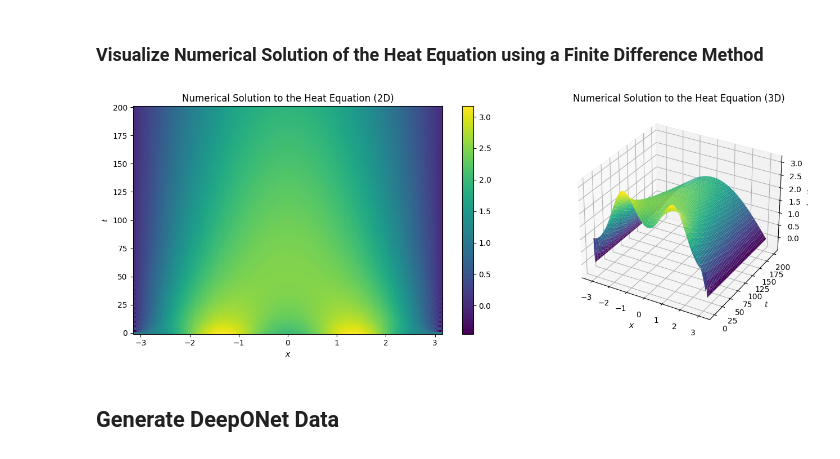
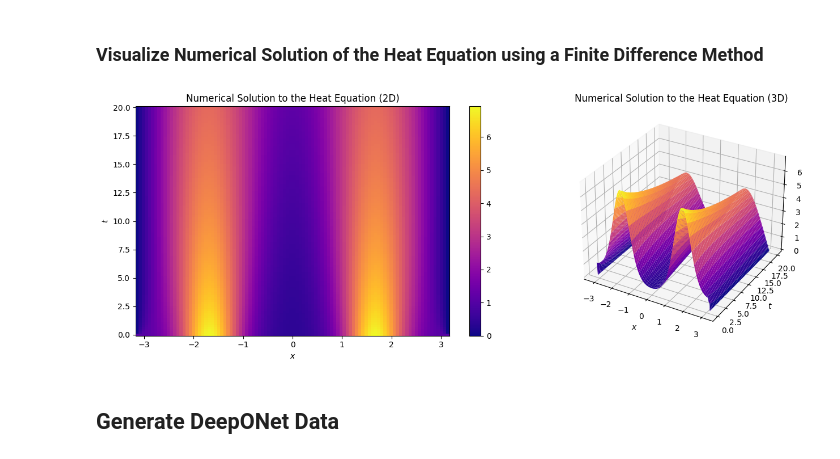
Before and after one commit to Memoisation/PDE-DeepONet-Learning, a Jupyter notebook: Heat(PI_DeepONet).ipynb, the cells around one changed output. Drawn from its saved outputs; the diff is of its cells as text; code cells hidden in the pictures.

```diff
--- a/Heat(PI_DeepONet).ipynb
+++ b/Heat(PI_DeepONet).ipynb
@@ -269,14 +247,14 @@ def compute_integral_positive(f_fn, x_j):
 # %%
 # 3D plot function
 def plot_3d(ax, X, T, f):
-    surf = ax.plot_surface(X, T, f, cmap='viridis')
+    surf = ax.plot_surface(X, T, f, cmap='plasma')
     ax.set_xlabel('$x$')
     ax.set_ylabel('$t$')
     ax.set_zlabel('$s(x,t)$')
 # %%
 # Color plot function
 def plot(ax, X, T, f):
-    pcm = ax.pcolor(X, T, f, cmap='viridis')
+    pcm = ax.pcolor(X, T, f, cmap='plasma')
     plt.colorbar(pcm, ax=ax)
     ax.set_xlabel('$x$')
     ax.set_ylabel('$t$')
@@ -299,7 +277,7 @@ def plot_us(x,u,y,s):
 # Define hyperparameters and grid:
 kappa = 0.01
 period = 1 # corresponds to rho
-T_lim = 1 # corresponds to T
+T_lim = 20 # corresponds to T
 
 # Resolution of numerical solution (Grid of 100x100)
 Nx = 100
@@ -311,36 +289,36 @@ sine_amplitude = 0.02  # Amplitude of the sine terms
 
 # Training data
 m = 100   # number of input sensors
-N_train = 1000 # number of training input samples
-P_train = 100 # number of evaluation points for each training loss
+N_train = 200 # number of training input samples
+P_train = 4000 # number of evaluation points for each training loss
 
 # Test data
-N_test = 5 # number of test functions
-P_test = 75 # number of test collocation points
+N_test = 100 # number of test functions
+P_test = 10 # number of test collocation points
 # %% [markdown]
 ### Visualize Numerical Solution of the Heat Equation using a Finite Difference Method
 # %%
 config.update("jax_enable_x64", True)
 # Numerical solution
-key = random.PRNGKey(15)
-(x, t, s), (u, u0) = solve_heat(key, Nx , Nt, T_lim, period, kappa)
+key = random.PRNGKey(11)
+(x, t, s), (u, u0) = solve_heat(key, num_fourier_terms, sine_amplitude, Nx , Nt, T_lim, period, kappa)
 
 XX, TT = np.meshgrid(x,t)
 
 # Create a new figure with two subplots side by side, with the first being a 3D plot
 fig = plt.figure(figsize=(14, 5))
 
 ax1 = fig.add_subplot(122, projection='3d')
 plot_3d(ax1, XX, TT, s.T)
 ax1.set_title('Numerical Solution to the Heat Equation (3D)')
 
 ax2 = fig.add_subplot(121)
 plot(ax2, XX, TT, s.T)
 ax2.set_title('Numerical Solution to the Heat Equation (2D)')
 
 plt.tight_layout()
 plt.show()
 # %% [output]
-[figure, old version]
+[figure, new version]
 # %% [markdown]
 ## **Generate DeepONet Data**
```
Also changed, not shown: parts of 16 cells of this notebook.
